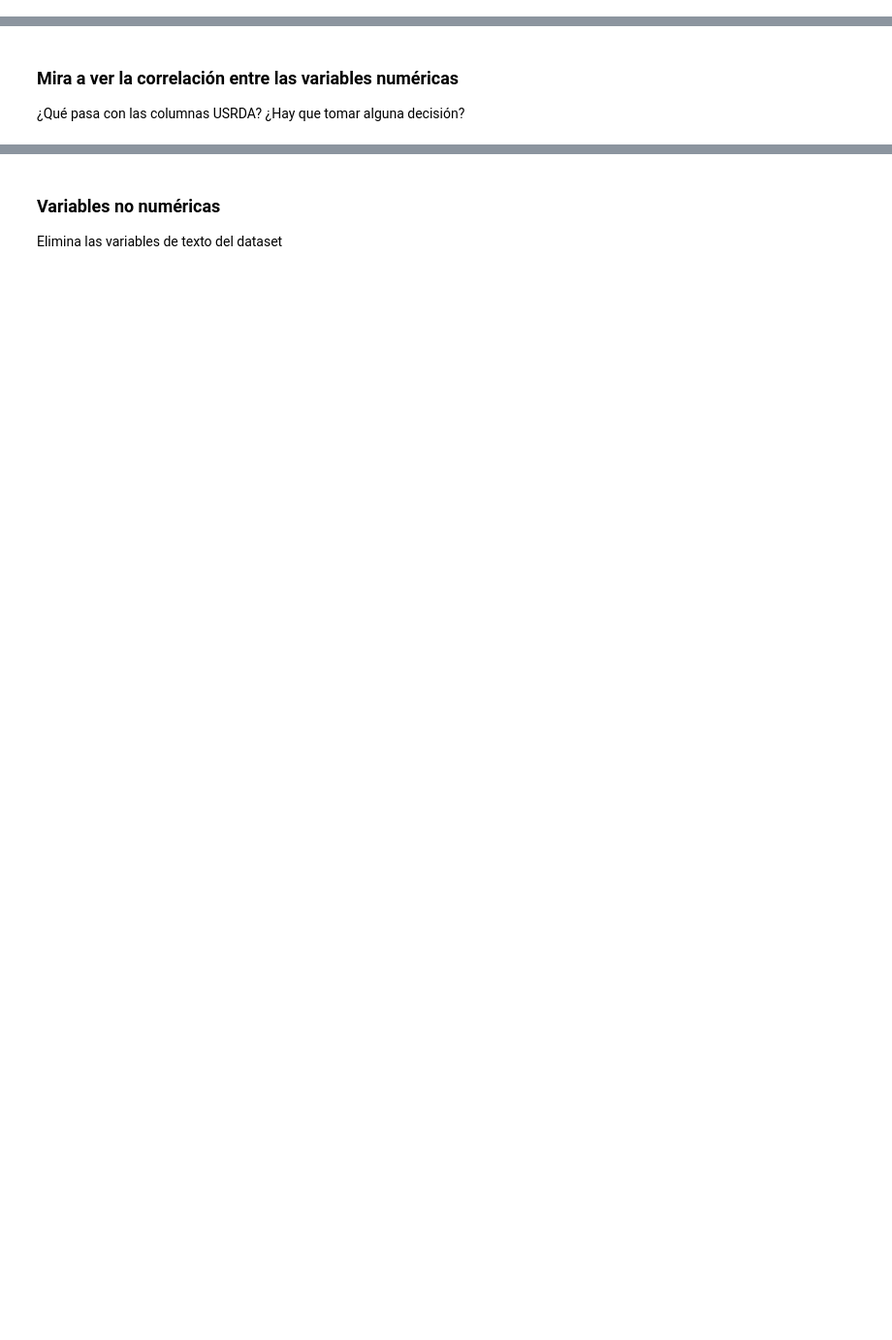
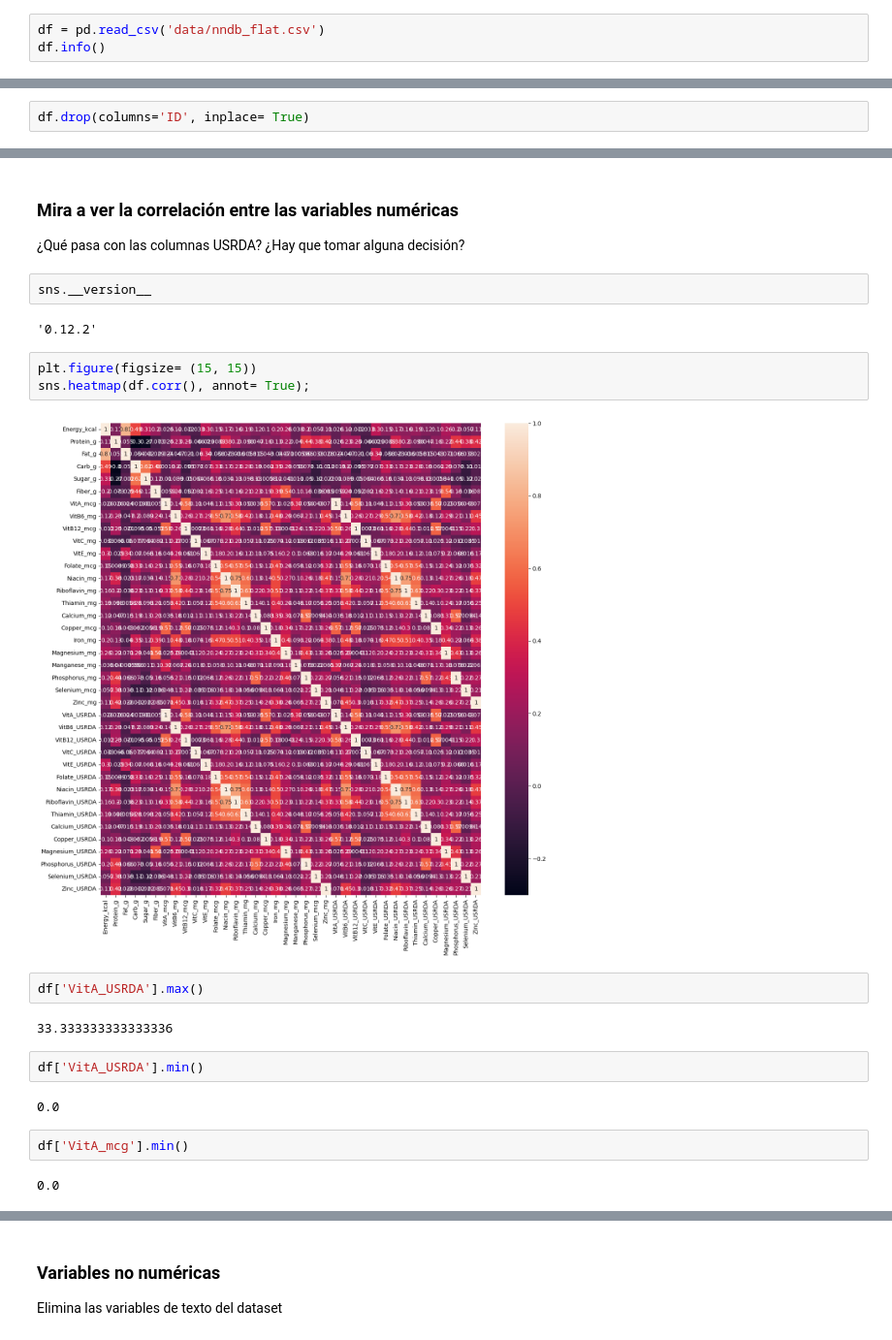
Before and after one commit to Mlcruz9/DS_TheBridgeBBK_SBIL2023, a Jupyter notebook: 3-Machine_Learning/2-No_Supervisado/2-PCA/Practica/1_Nutrition PCA.ipynb, the cells around one changed output, grey strips where cells are left out. Shown at 97% size. Saved outputs shown, nothing was run; the diff lists cells and outputs as text; blank space fills up the shorter version.

```diff
--- a/3-Machine_Learning/2-No_Supervisado/2-PCA/Practica/1_Nutrition PCA.ipynb
+++ b/3-Machine_Learning/2-No_Supervisado/2-PCA/Practica/1_Nutrition PCA.ipynb
@@ -14,3 +14,6 @@ from sklearn.preprocessing import StandardScaler
 ### Importa los datos
 1. Importa los datos: *nndb.csv*
 2. Observa las columnas que hay, así como su tipo.
+# %%
+df = pd.read_csv('data/nndb_flat.csv')
+df.info()
@@ -16,0 +38,2 @@ from sklearn.preprocessing import StandardScaler
+# %%
+df.drop(columns='ID', inplace= True)
@@ -17,3 +56,24 @@ from sklearn.preprocessing import StandardScaler
 # %% [markdown]
 ### Mira a ver la correlación entre las variables numéricas
 ¿Qué pasa con las columnas USRDA? ¿Hay que tomar alguna decisión?
+# %%
+sns.__version__
+# %% [output]
+'0.12.2'
+# %%
+plt.figure(figsize= (15, 15))
+sns.heatmap(df.corr(), annot= True);
+# %% [output]
+[figure, added]
+# %%
+df['VitA_USRDA'].max()
+# %% [output]
+33.333333333333336
+# %%
+df['VitA_USRDA'].min()
+# %% [output]
+0.0
+# %%
+df['VitA_mcg'].min()
+# %% [output]
+0.0
```
Also changed, not shown: parts of 29 cells of this notebook, 1 other file.
